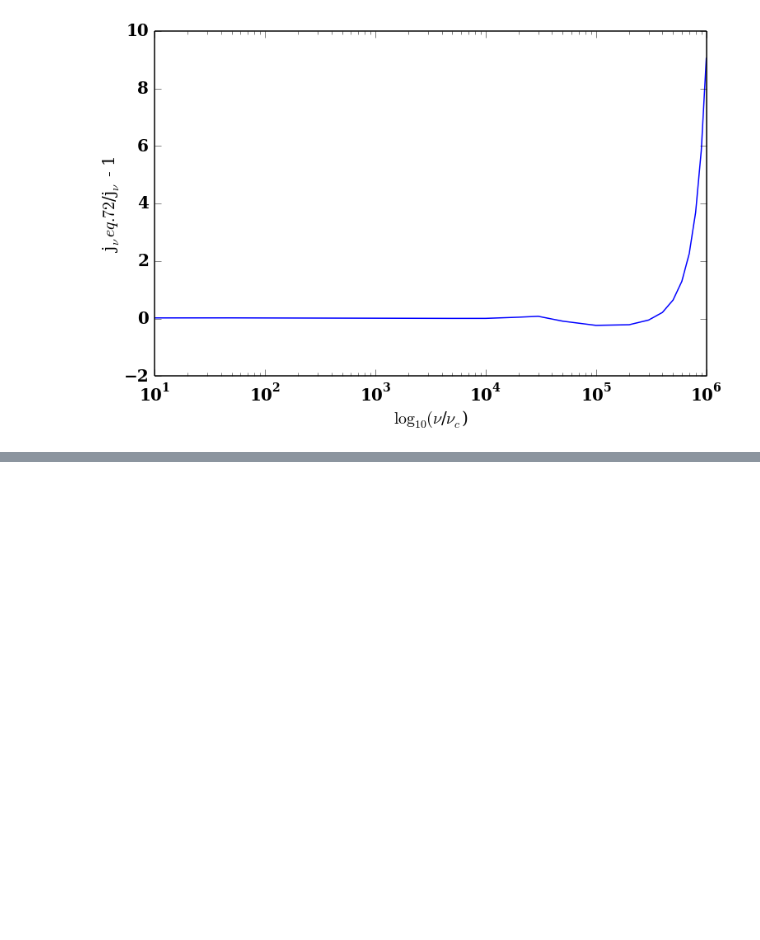
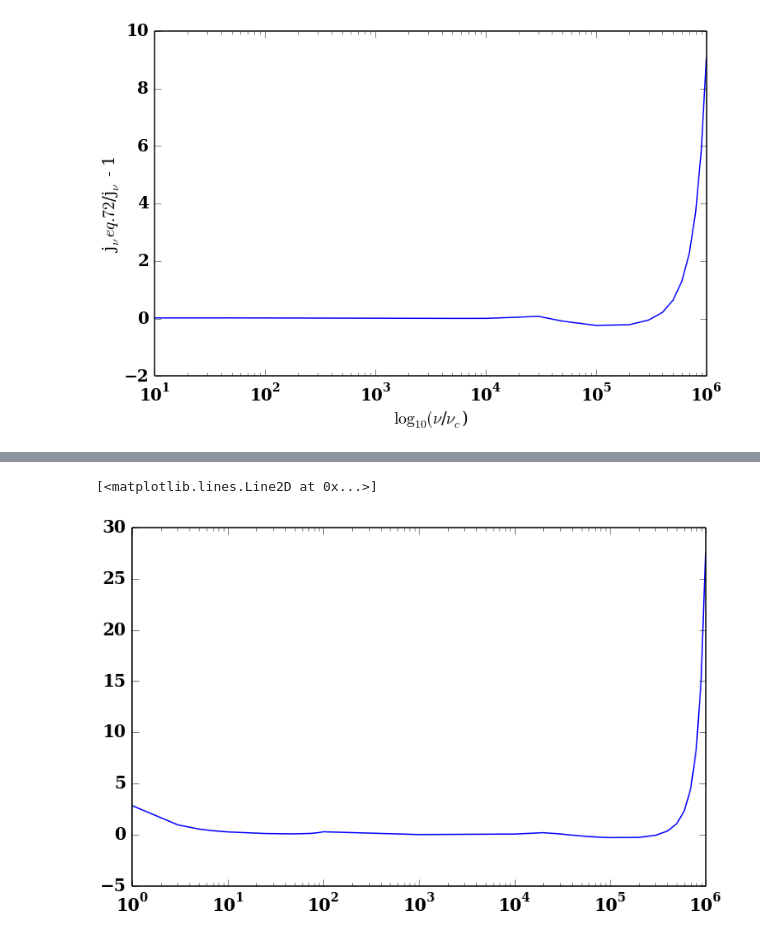
Before and after one commit to aapandy2/kappa_distributions, a Jupyter notebook: jnu_calculator_thermal.ipynb, the cells around one changed output, grey strips where cells are left out. Saved outputs shown, nothing was run; the diff lists cells and outputs as text; code cells hidden in the pictures; blank space fills up the shorter version.

```diff
--- a/jnu_calculator_thermal.ipynb
+++ b/jnu_calculator_thermal.ipynb
@@ -406,0 +449,20 @@ pl.semilogx(nu_ratio, error)
+# %%
+#error in calculated j_nu, for power law
+errordata = np.loadtxt('/home/alex/Documents/jnu_power_law.txt')
+nu_ratio = errordata[:, 0]
+calculated_jnu = errordata[:, 1]
+
+fitting_function_jnu = analytic_soln_eq_58(nu_ratio)
+
+#pl.loglog(nu_ratio, fitting_function_jnu)
+#pl.loglog(nu_ratio, calculated_jnu)
+
+error = fitting_function_jnu/calculated_jnu - 1.
+
+#pl.xlabel("$\\log_{10}(\\nu$/$\\nu_c$)")
+#pl.ylabel("j$_\\nu eq.72$/j$_\\nu$ - 1")
+
+pl.semilogx(nu_ratio, error)
+# %% [output]
+[<matplotlib.lines.Line2D at 0x...>]
+[figure, added]
```
Also changed, not shown: parts of 4 cells of this notebook, 1 other file.
